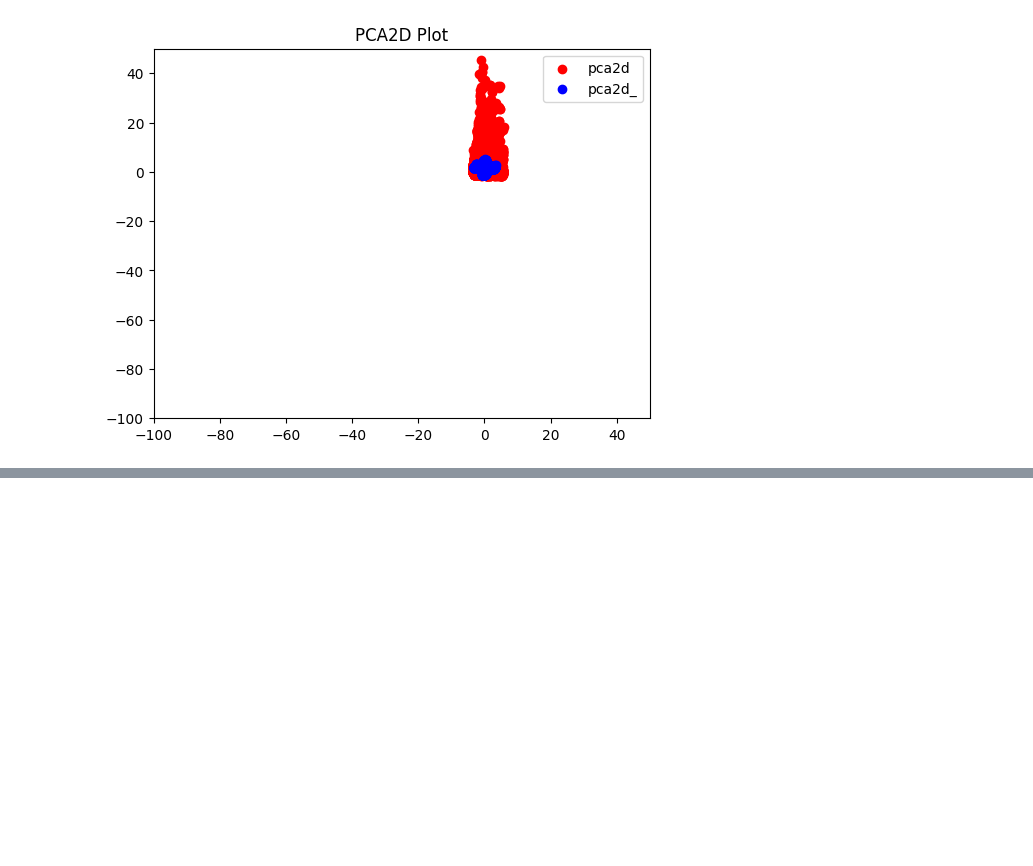
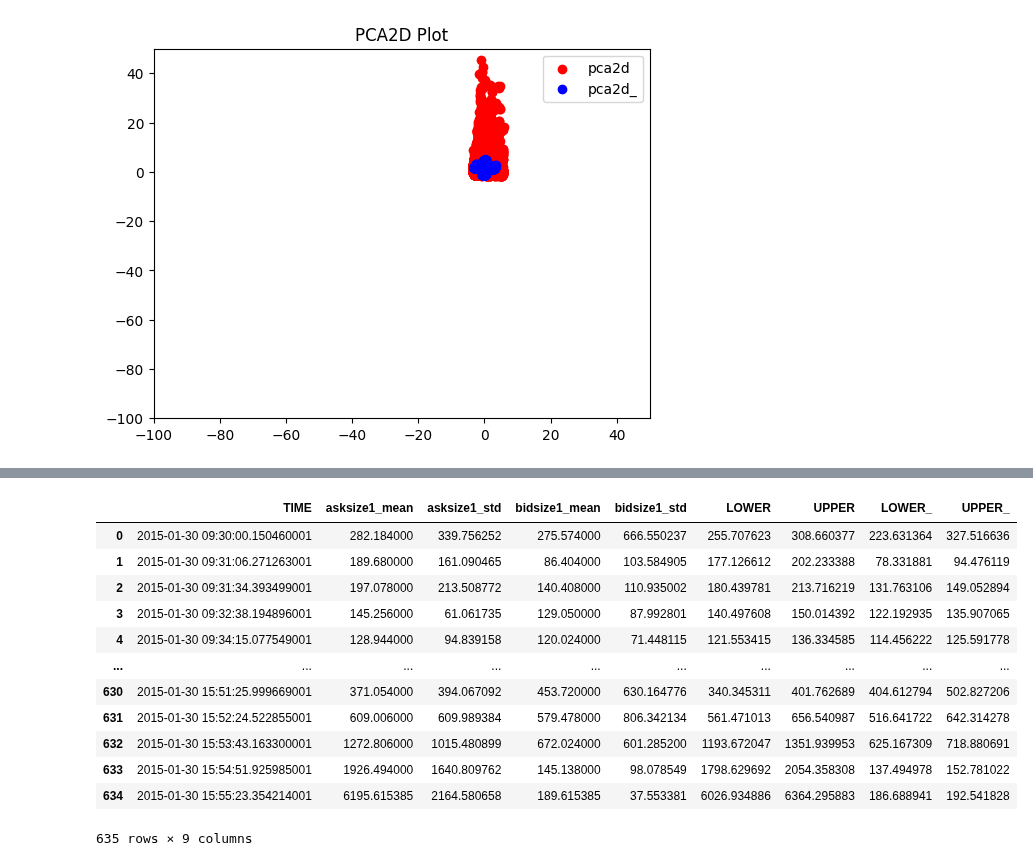
Before and after one commit to LeonardoBerti00/DeepMarket, a Jupyter notebook: evaluation/predictive_discriminative/prova.ipynb, the cells around one changed output, grey strips where cells are left out. Drawn from its saved outputs; the diff is of its cells as text; code cells hidden in the pictures; blank space fills up the shorter version.

```diff
--- a/evaluation/predictive_discriminative/prova.ipynb
+++ b/evaluation/predictive_discriminative/prova.ipynb
@@ -135,0 +120,5 @@ if __name__ == '__main__':
+# %%
+if comparison_volume_distribution == "real":
+    df = pd.read_csv(r"C:\Users\marco\Documents\AFC\Diffusion-Models-for-Time-Series\data\real_orders.csv", header=0)
+elif comparison_volume_distribution == "generated":
+    df = pd.read_csv(r"C:\Users\marco\Documents\AFC\Diffusion-Models-for-Time-Series\data\generated_orders.csv", header=0)
@@ -135,0 +179,16 @@ if __name__ == '__main__':
+# %%
+df_grouped
+# %% [output]
+|  | TIME | asksize1_mean | asksize1_std | bidsize1_mean | bidsize1_std | LOWER | UPPER | LOWER_ | UPPER_ |
+| 0 | 2015-01-30 09:30:00.150460001 | 282.184000 | 339.756252 | 275.574000 | 666.550237 | 255.707623 | 308.660377 | 223.631364 | 327.516636 |
+| 1 | 2015-01-30 09:31:06.271263001 | 189.680000 | 161.090465 | 86.404000 | 103.584905 | 177.126612 | 202.233388 | 78.331881 | 94.476119 |
+| 2 | 2015-01-30 09:31:34.393499001 | 197.078000 | 213.508772 | 140.408000 | 110.935002 | 180.439781 | 213.716219 | 131.763106 | 149.052894 |
+| 3 | 2015-01-30 09:32:38.194896001 | 145.256000 | 61.061735 | 129.050000 | 87.992801 | 140.497608 | 150.014392 | 122.192935 | 135.907065 |
+| 4 | 2015-01-30 09:34:15.077549001 | 128.944000 | 94.839158 | 120.024000 | 71.448115 | 121.553415 | 136.334585 | 114.456222 | 125.591778 |
+| ... | ... | ... | ... | ... | ... | ... | ... | ... | ... |
+| 630 | 2015-01-30 15:51:25.999669001 | 371.054000 | 394.067092 | 453.720000 | 630.164776 | 340.345311 | 401.762689 | 404.612794 | 502.827206 |
+| 631 | 2015-01-30 15:52:24.522855001 | 609.006000 | 609.989384 | 579.478000 | 806.342134 | 561.471013 | 656.540987 | 516.641722 | 642.314278 |
+| 632 | 2015-01-30 15:53:43.163300001 | 1272.806000 | 1015.480899 | 672.024000 | 601.285200 | 1193.672047 | 1351.939953 | 625.167309 | 718.880691 |
+| 633 | 2015-01-30 15:54:51.925985001 | 1926.494000 | 1640.809762 | 145.138000 | 98.078549 | 1798.629692 | 2054.358308 | 137.494978 | 152.781022 |
+| 634 | 2015-01-30 15:55:23.354214001 | 6195.615385 | 2164.580658 | 189.615385 | 37.553381 | 6026.934886 | 6364.295883 | 186.688941 | 192.541828 |
+635 rows × 9 columns
```
Also changed, not shown: parts of 7 cells of this notebook, 4 other files.
